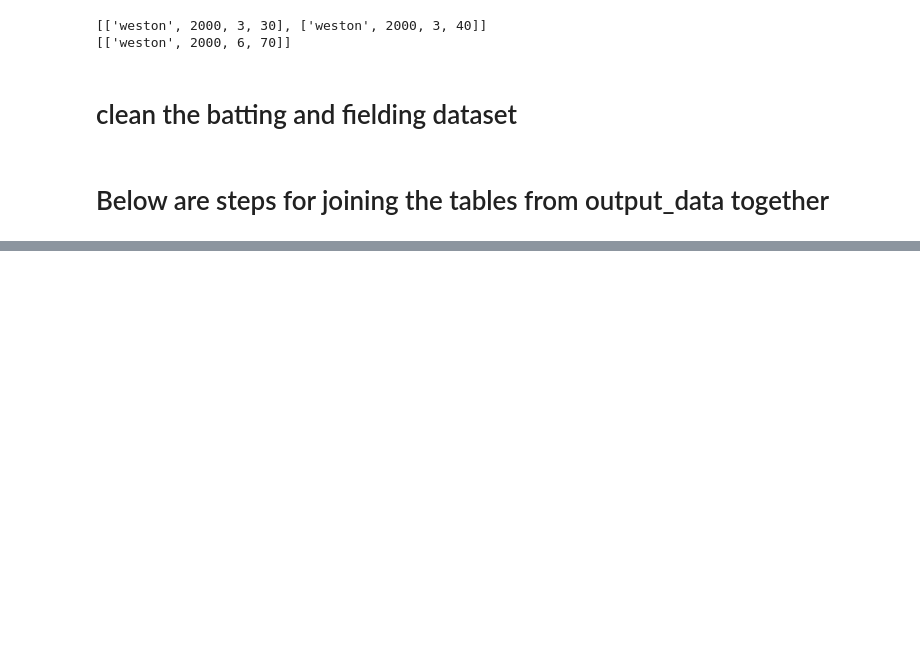
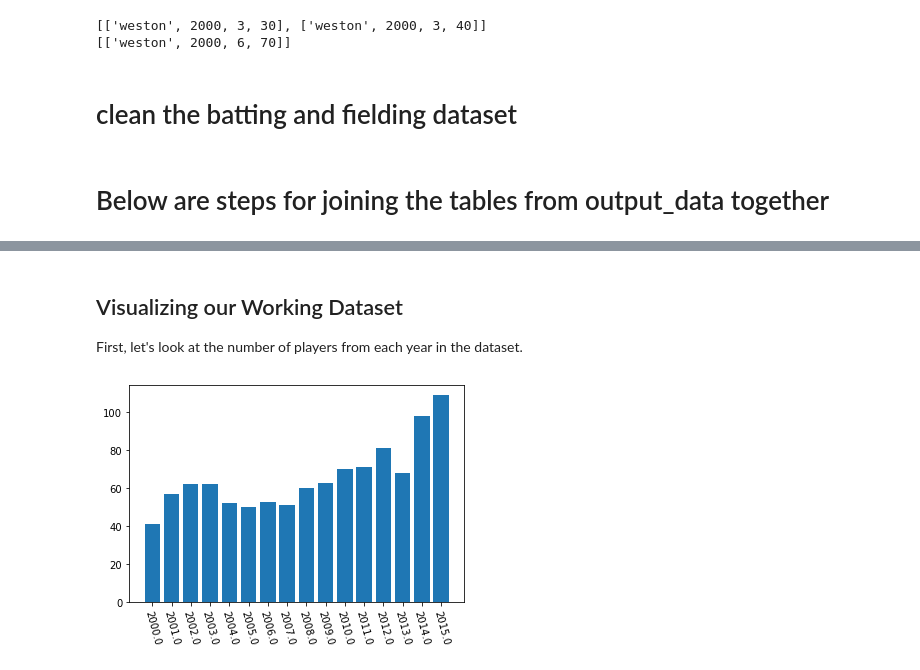
Before and after one commit to waverill2/CPSC322-Final-Project, a Jupyter notebook: technical_report.ipynb, the cells around one changed output, grey strips where cells are left out. Drawn from its saved outputs; the diff is of its cells as text; code cells hidden in the pictures; blank space fills up the shorter version.

```diff
--- a/join_data.ipynb
+++ b/technical_report.ipynb
@@ -545,0 +585,29 @@ batting_fielding_joined = mypytable.MyPyTable().load_from_file(path)
+# %% [markdown]
+## Visualizing our Working Dataset
+
+First, let's look at the number of players from each year in the dataset.
+# %%
+importlib.reload(plot_utils)
+
+# get the number of players from each year
+year_column_name = "yearID"
+year_column_index = final_table.column_names.index(year_column_name)
+players_per_year_dict = dict()
+for row in final_table.data:
+    player_year = row[year_column_index]
+    if players_per_year_dict.get(player_year) is None:
+        players_per_year_dict[player_year] = 1
+    else:
+        players_per_year_dict[player_year] += 1
+
+# sort the data by year
+sorted_keys = sorted(list(players_per_year_dict.keys()))
+sorted_players_per_year_dict = dict()
+for key in sorted_keys:
+    sorted_players_per_year_dict[key] = players_per_year_dict[key]
+
+# create a bar chart from the data TODO - label the chart better
+plot_utils.plot_bar_chart(x_values=list(sorted_players_per_year_dict.keys()), y_values=list(sorted_players_per_year_dict.values()),
+    x_tick_labels=list(sorted_players_per_year_dict.keys()))
+# %% [output]
+[figure, added]
```
Also changed, not shown: parts of 14 cells of this notebook, 3 other files.
